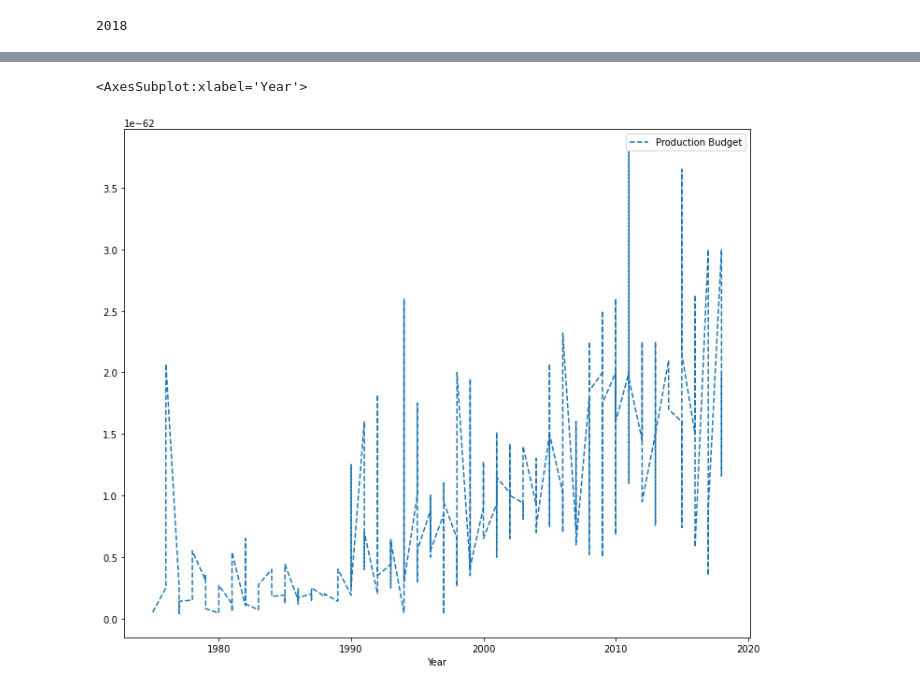
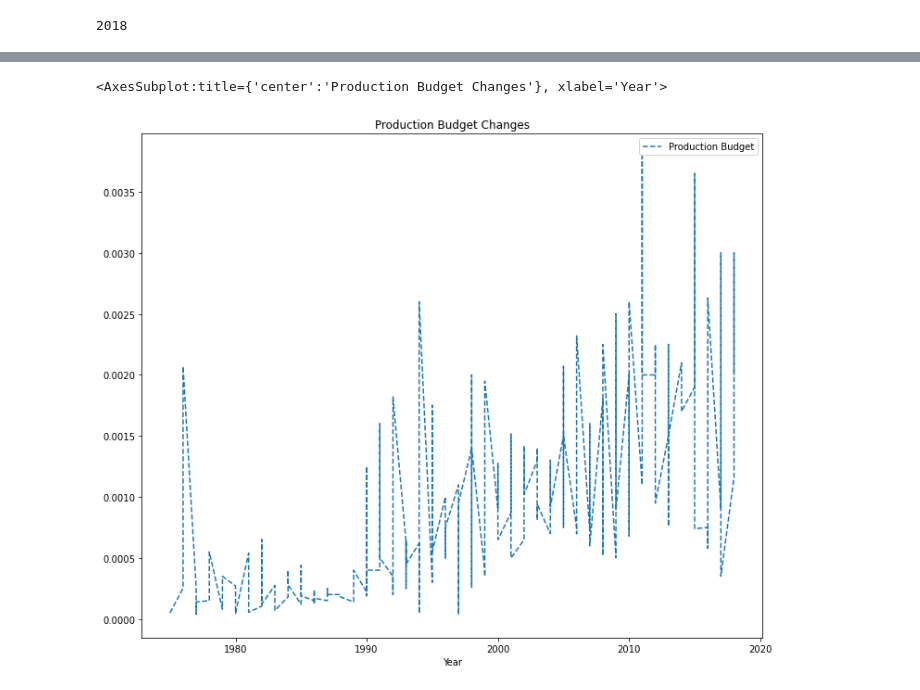
Before and after one commit to annied222/Project_1, a Jupyter notebook: updates.ipynb, the cells around one changed output, grey strips where cells are left out. Drawn from its saved outputs; the diff is of its cells as text; code cells hidden in the pictures.

```diff
--- a/updates.ipynb
+++ b/updates.ipynb
@@ -13,7 +13,7 @@ from scipy.stats import linregress, pearsonr
 
 pd.options.display.float_format = "{:,.2f}".format
 
-ww_gross = pd.read_csv("datacreatedcsv/allmoviesdata.csv")
+ww_gross = pd.read_csv("data/allmoviesdata.csv")
 
 ww_gross
 # %% [output]
@@ -84,6 +84,6 @@ The r-value is 0.48080109045730096
 [figure]
 # %%
-ww_gross.plot.line("Year", "Production Budget", linestyle='dashed', figsize=(12, 10))
+ww_gross.plot.line("Year", "Production Budget", linestyle='dashed', figsize=(12, 10), title= 'Production Budget Changes')
 # %% [output]
-<AxesSubplot:xlabel='Year'>
+<AxesSubplot:title={'center':'Production Budget Changes'}, xlabel='Year'>
-[figure, old version]
+[figure, new version]
```
Also changed, not shown: parts of 4 cells of this notebook.
